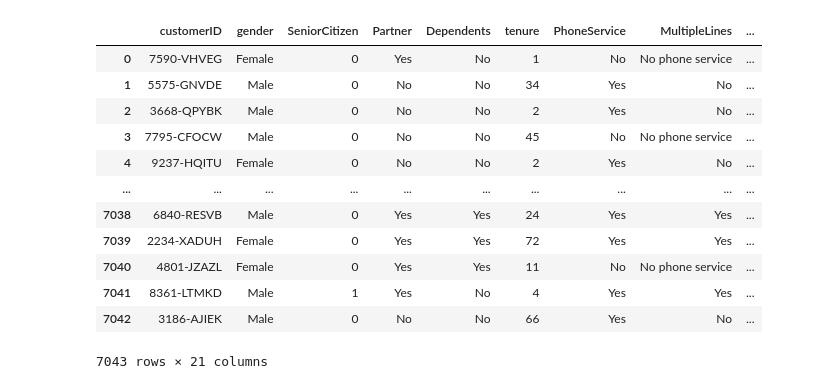
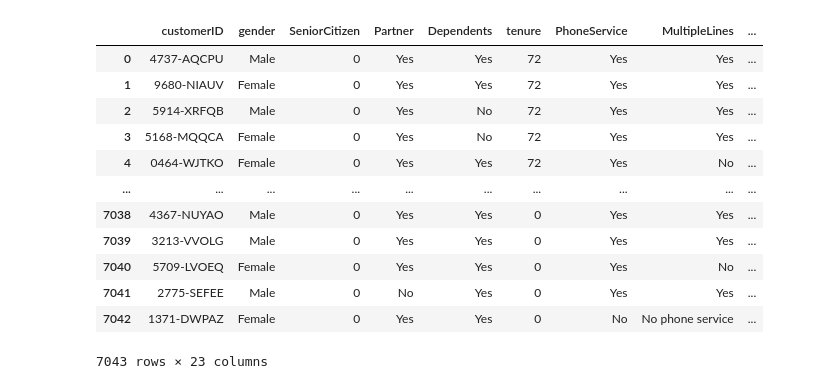
Before and after one commit to MahathiV/test_MahathiVeluri, a Jupyter notebook: test_MahathiVeluri.ipynb, the cells around one changed output. Cells and saved outputs as stored; diff of their text form; code cells hidden in the pictures.

```diff
--- a/test_MahathiVeluri.ipynb
+++ b/test_MahathiVeluri.ipynb
@@ -195,24 +187,28 @@ tele_df.loc[(tele_df['gender'] == "Male") & (tele_df['SeniorCitizen'] == 1) & (t
 #Now, compare cluster1 with churned customers and cluster1 with retained customers and cluster2 with churned customers and cluster2 with retained customers.
 #How close was your clustering results with actual? and which one was more close?
 #NOTE: Use distance based clustering method only
-# %%
-tele_df
-# %% [output]
-|  | customerID | gender | SeniorCitizen | Partner | Dependents | tenure | PhoneService | MultipleLines | ... |
-| 0 | 7590-VHVEG | Female | 0 | Yes | No | 1 | No | No phone service | ... |
-| 1 | 5575-GNVDE | Male | 0 | No | No | 34 | Yes | No | ... |
-| 2 | 3668-QPYBK | Male | 0 | No | No | 2 | Yes | No | ... |
-| 3 | 7795-CFOCW | Male | 0 | No | No | 45 | No | No phone service | ... |
-| 4 | 9237-HQITU | Female | 0 | No | No | 2 | Yes | No | ... |
-| ... | ... | ... | ... | ... | ... | ... | ... | ... | ... |
-| 7038 | 6840-RESVB | Male | 0 | Yes | Yes | 24 | Yes | Yes | ... |
-| 7039 | 2234-XADUH | Female | 0 | Yes | Yes | 72 | Yes | Yes | ... |
-| 7040 | 4801-JZAZL | Female | 0 | Yes | Yes | 11 | No | No phone service | ... |
-| 7041 | 8361-LTMKD | Male | 1 | Yes | No | 4 | Yes | Yes | ... |
-| 7042 | 3186-AJIEK | Male | 0 | No | No | 66 | Yes | No | ... |
-7043 rows × 21 columns
 # %%
 #Q9: List customers with decreasing order of tenure and calculate running difference
+# %%
+sorted_df = tele_df.sort_values(['tenure'],ascending=False)
+sorted_df.reset_index(drop=True, inplace=True)
+sorted_df['tenure_lag'] = sorted_df['tenure'].shift(1)
+sorted_df['running_difference'] = sorted_df['tenure_lag'] - sorted_df['tenure']
+sorted_df
+# %% [output]
+|  | customerID | gender | SeniorCitizen | Partner | Dependents | tenure | PhoneService | MultipleLines | ... |
+| 0 | 4737-AQCPU | Male | 0 | Yes | Yes | 72 | Yes | Yes | ... |
+| 1 | 9680-NIAUV | Female | 0 | Yes | Yes | 72 | Yes | Yes | ... |
+| 2 | 5914-XRFQB | Male | 0 | Yes | No | 72 | Yes | Yes | ... |
+| 3 | 5168-MQQCA | Female | 0 | Yes | No | 72 | Yes | Yes | ... |
+| 4 | 0464-WJTKO | Female | 0 | Yes | Yes | 72 | Yes | No | ... |
+| ... | ... | ... | ... | ... | ... | ... | ... | ... | ... |
+| 7038 | 4367-NUYAO | Male | 0 | Yes | Yes | 0 | Yes | Yes | ... |
+| 7039 | 3213-VVOLG | Male | 0 | Yes | Yes | 0 | Yes | Yes | ... |
+| 7040 | 5709-LVOEQ | Female | 0 | Yes | Yes | 0 | Yes | No | ... |
+| 7041 | 2775-SEFEE | Male | 0 | No | Yes | 0 | Yes | Yes | ... |
+| 7042 | 1371-DWPAZ | Female | 0 | Yes | Yes | 0 | No | No phone service | ... |
+7043 rows × 23 columns
 # %%
 #Q10: Telco company wants to analyse pattern of customers who churned.
 #Can you help them know which combination of all the fields is most risky and must be avoided?
```
Also changed, not shown: parts of 26 cells of this notebook.
